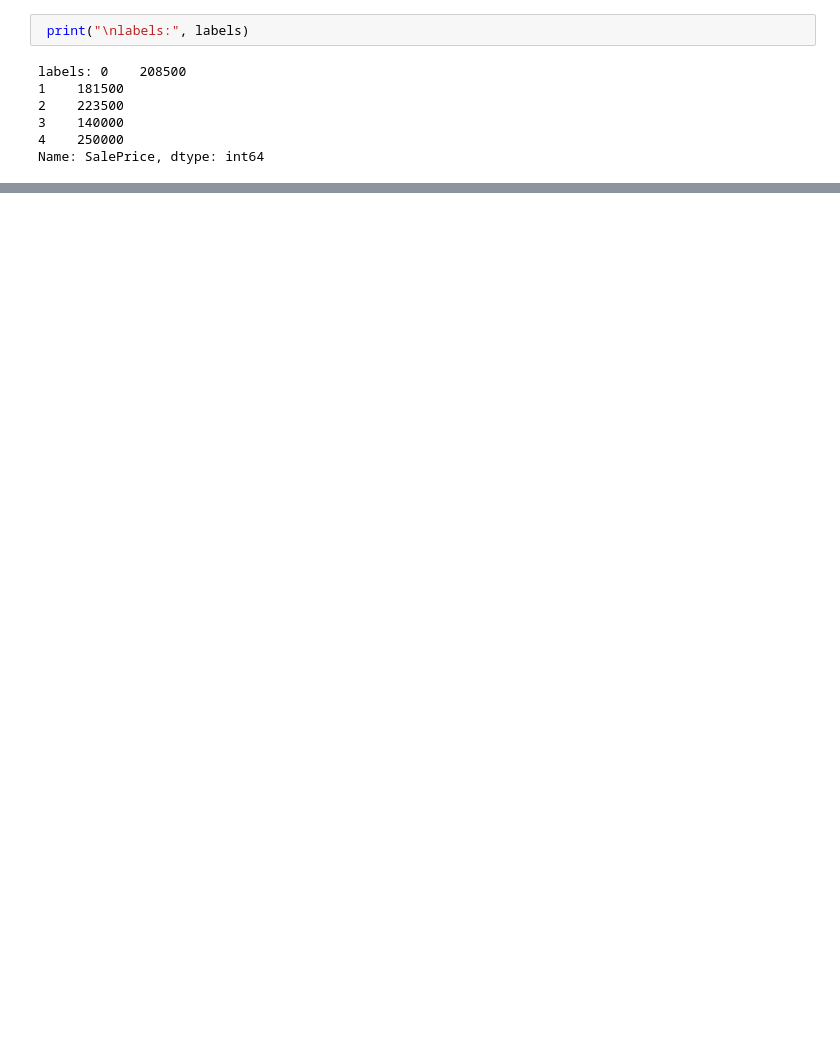
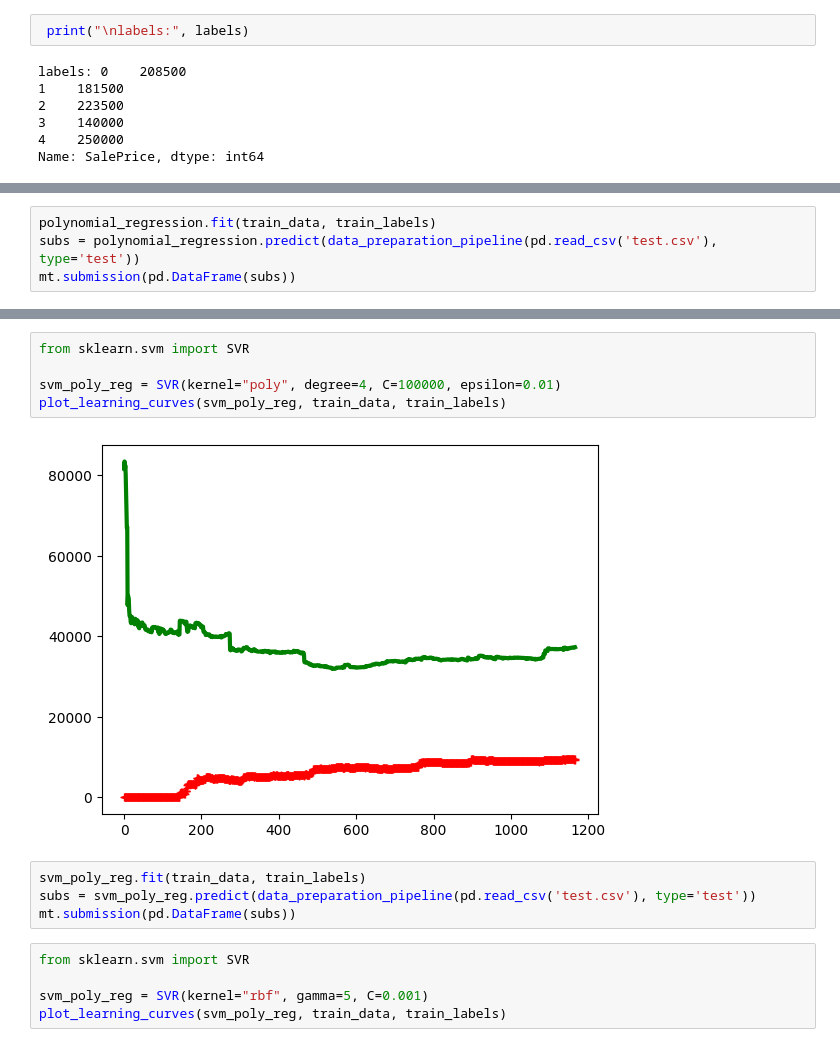
Before and after one commit to AdityaShandilyaS/datasets, a Jupyter notebook: housing_kaggle/housing_kaggle.ipynb, the cells around one changed output, grey strips where cells are left out. Cells and saved outputs as stored; diff of their text form; blank space fills up the shorter version.

Commit message:
Including latest submissions and models upto SVR_rbf

```diff
--- a/housing_kaggle/housing_kaggle.ipynb
+++ b/housing_kaggle/housing_kaggle.ipynb
@@ -322,0 +566,4 @@ Name: SalePrice, dtype: int64
+# %%
+polynomial_regression.fit(train_data, train_labels)
+subs = polynomial_regression.predict(data_preparation_pipeline(pd.read_csv('test.csv'), type='test'))
+mt.submission(pd.DataFrame(subs))
@@ -322,0 +575,16 @@ Name: SalePrice, dtype: int64
+# %%
+from sklearn.svm import SVR
+
+svm_poly_reg = SVR(kernel="poly", degree=4, C=100000, epsilon=0.01)
+plot_learning_curves(svm_poly_reg, train_data, train_labels)
+# %% [output]
+[figure, added]
+# %%
+svm_poly_reg.fit(train_data, train_labels)
+subs = svm_poly_reg.predict(data_preparation_pipeline(pd.read_csv('test.csv'), type='test'))
+mt.submission(pd.DataFrame(subs))
+# %%
+from sklearn.svm import SVR
+
+svm_poly_reg = SVR(kernel="rbf", gamma=5, C=0.001)
+plot_learning_curves(svm_poly_reg, train_data, train_labels)
```
Also changed, not shown: parts of 47 cells of this notebook, 15 other files.
